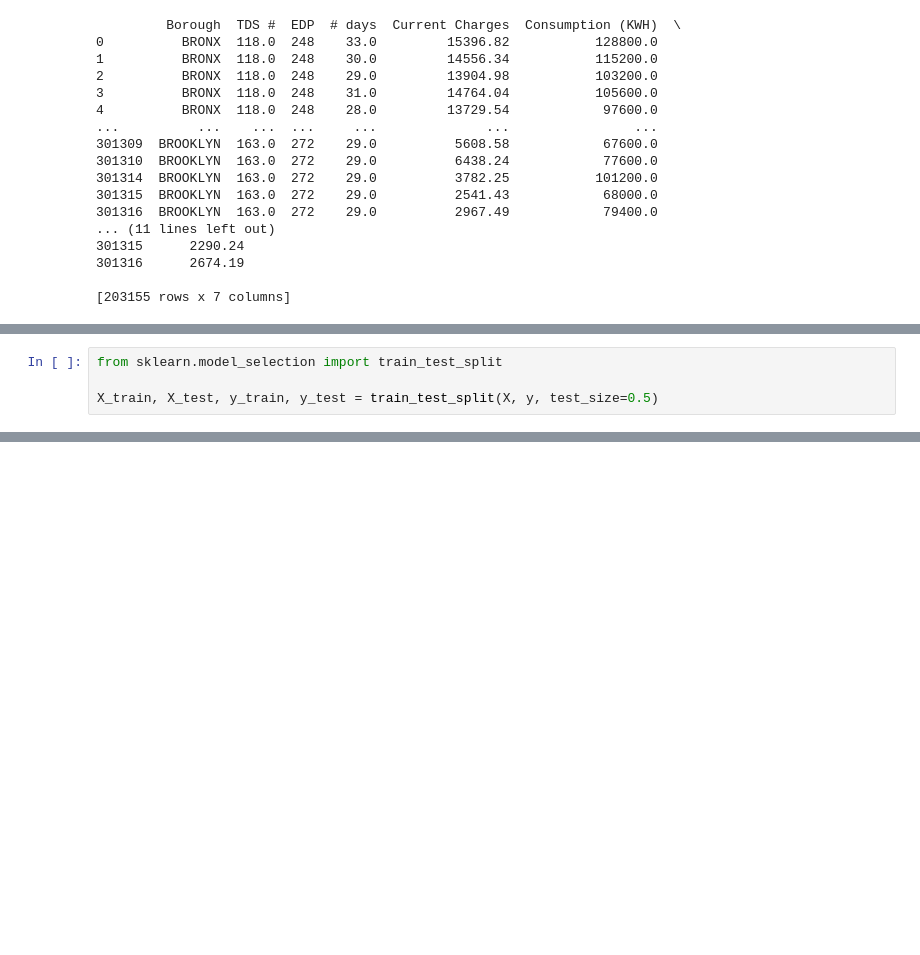
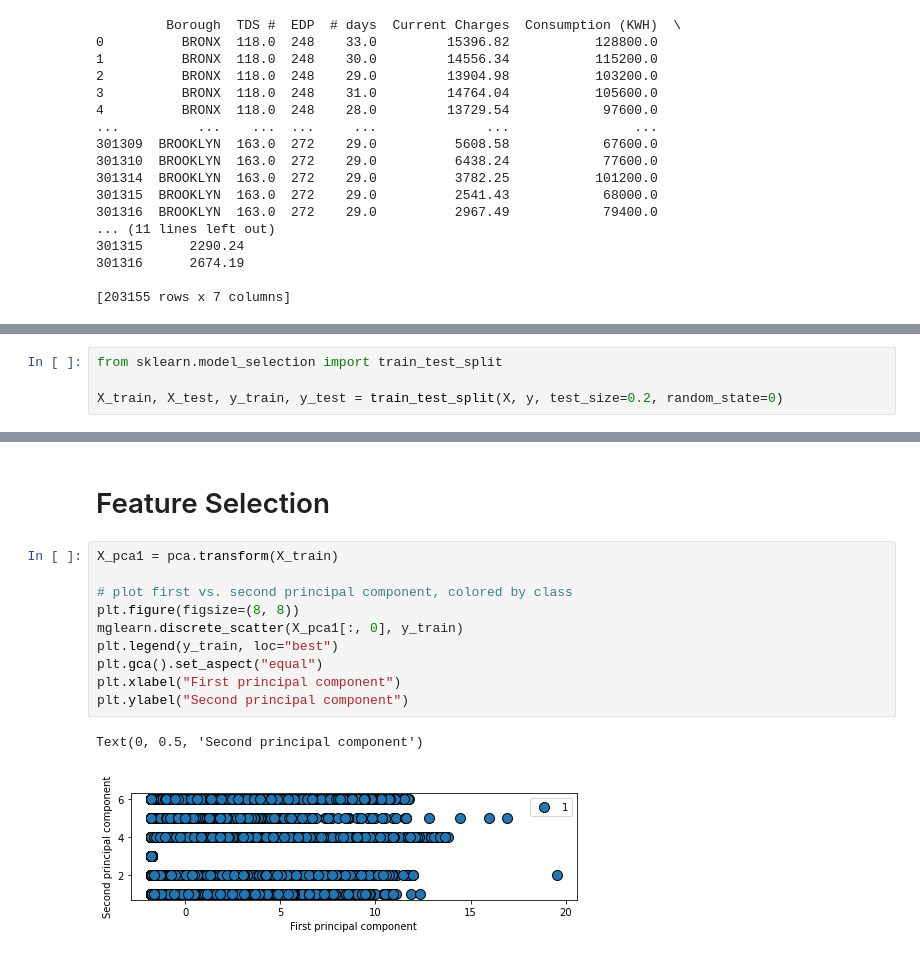
Before and after one commit to shewilliams/data71200su21, a Jupyter notebook: Project 1/Project 3 Notebook - Electric Consumption in NYCHA.ipynb, the cells around one changed output, grey strips where cells are left out. Saved outputs shown, nothing was run; the diff lists cells and outputs as text; blank space fills up the shorter version.

```diff
--- a/Project 1/Project 3 Notebook - Electric Consumption in NYCHA.ipynb
+++ b/Project 1/Project 3 Notebook - Electric Consumption in NYCHA.ipynb
@@ -296,7 +257,7 @@ y1 = y1_column['Borough']
 # %%
 from sklearn.model_selection import train_test_split
 
-X_train, X_test, y_train, y_test = train_test_split(X, y, test_size=0.5)
+X_train, X_test, y_train, y_test = train_test_split(X, y, test_size=0.2, random_state=0)
 # %%
 print("Shape of original Electric Consumption dataset :", ec_final.shape)
 print("Shape of X training set :", X_train.shape)
@@ -345,0 +354,15 @@ plt.show()
+# %% [markdown]
+# Feature Selection
+# %%
+X_pca1 = pca.transform(X_train)
+
+# plot first vs. second principal component, colored by class
+plt.figure(figsize=(8, 8))
+mglearn.discrete_scatter(X_pca1[:, 0], y_train)
+plt.legend(y_train, loc="best")
+plt.gca().set_aspect("equal")
+plt.xlabel("First principal component")
+plt.ylabel("Second principal component")
+# %% [output]
+Text(0, 0.5, 'Second principal component')
+[figure, added]
```
Also changed, not shown: parts of 48 cells of this notebook.
